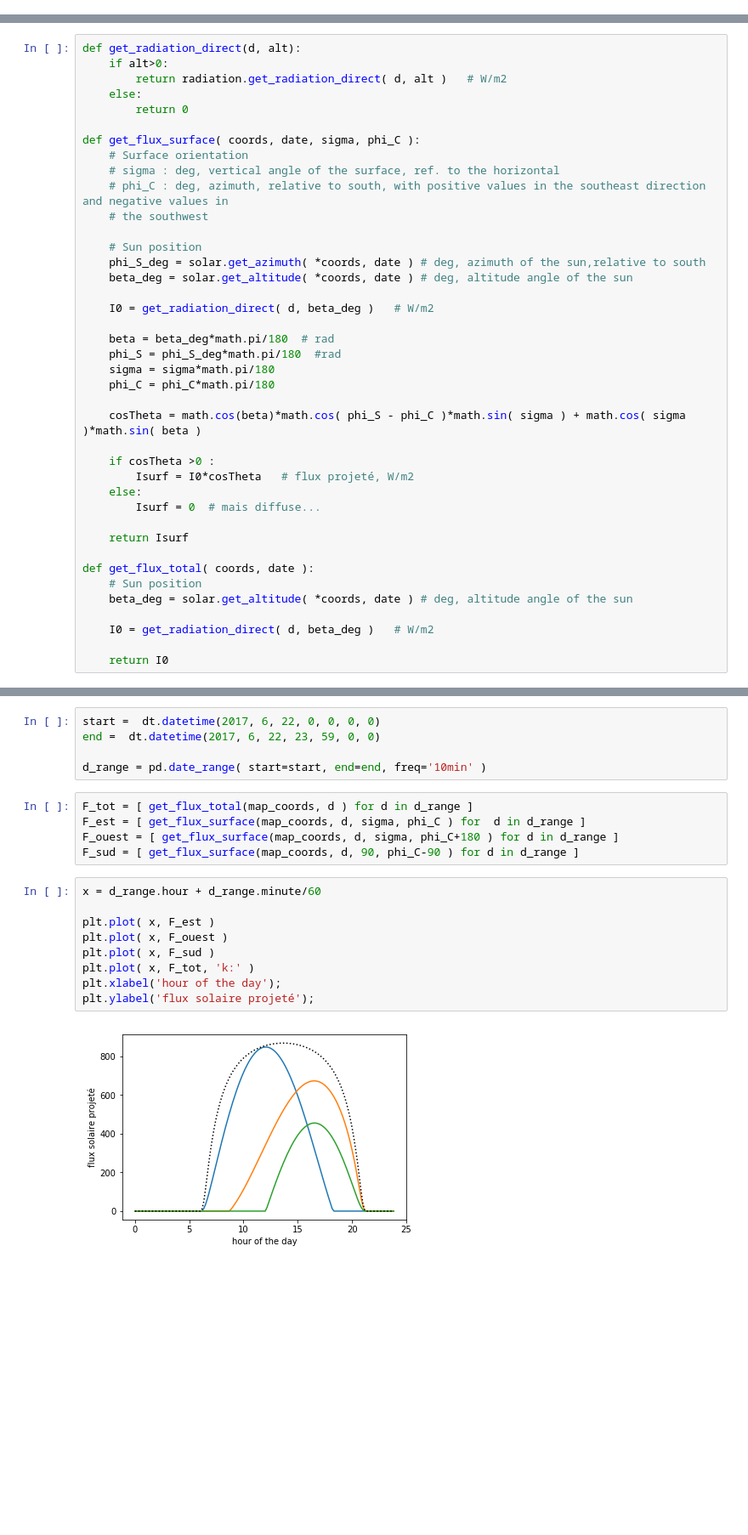
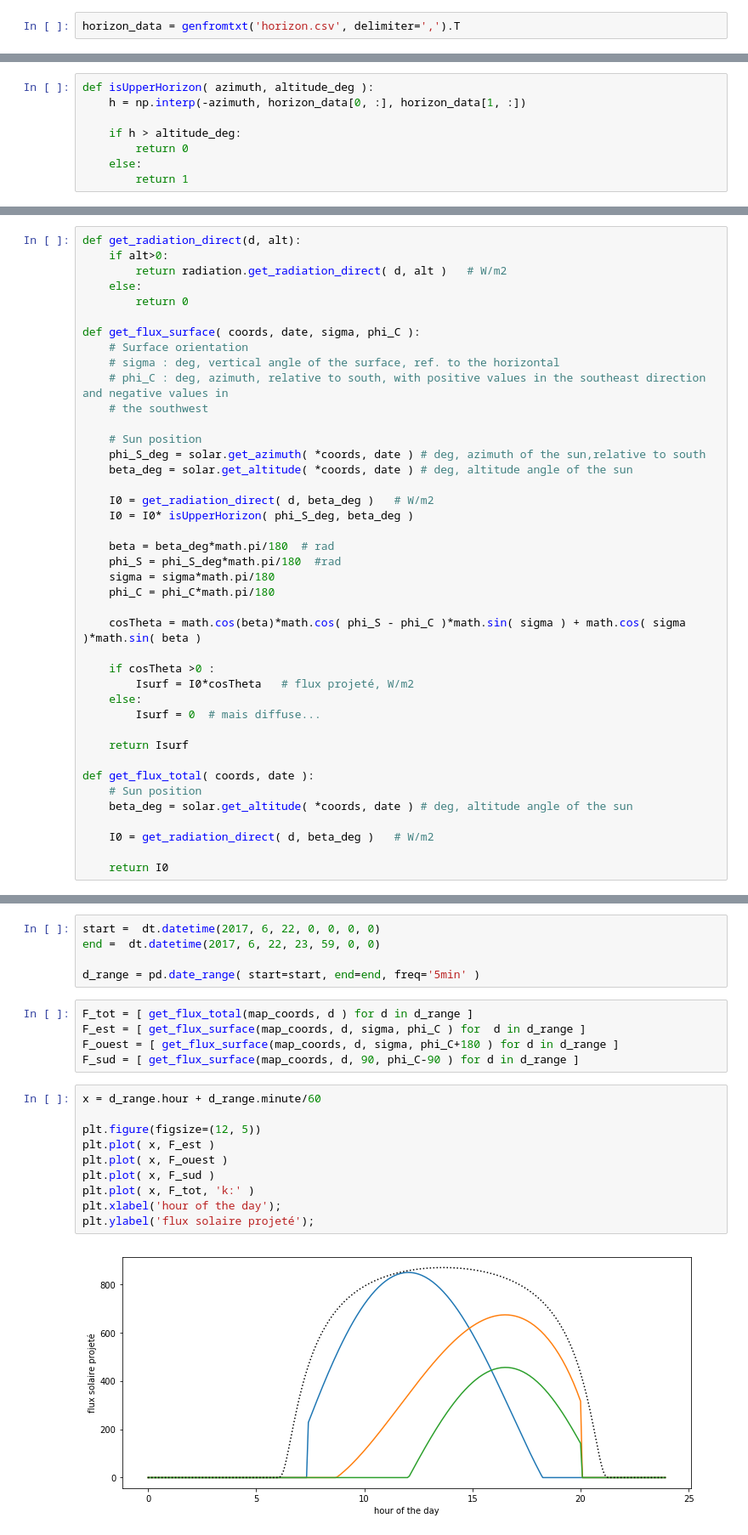
Before and after one commit to xdze2/thermique_appart, a Jupyter notebook: get_sun_position.ipynb, the cells around one changed output, grey strips where cells are left out. Shown at 85% size. Drawn from its saved outputs; the diff is of its cells as text; blank space fills up the shorter version.

```diff
--- a/get_sun_position.ipynb
+++ b/get_sun_position.ipynb
@@ -55,0 +60,2 @@ https://fr.wikipedia.org/wiki/Constante_solaire
+# %%
+horizon_data = genfromtxt('horizon.csv', delimiter=',').T
@@ -55,0 +68,8 @@ https://fr.wikipedia.org/wiki/Constante_solaire
+# %%
+def isUpperHorizon( azimuth, altitude_deg ):
+    h = np.interp(-azimuth, horizon_data[0, :], horizon_data[1, :])
+
+    if h > altitude_deg:
+        return 0
+    else:
+        return 1
@@ -81,6 +109,7 @@ def get_flux_surface( coords, date, sigma, phi_C ):
     beta_deg = solar.get_altitude( *coords, date ) # deg, altitude angle of the sun
 
     I0 = get_radiation_direct( d, beta_deg )   # W/m2
+    I0 = I0* isUpperHorizon( phi_S_deg, beta_deg )
 
     beta = beta_deg*math.pi/180  # rad
     phi_S = phi_S_deg*math.pi/180  #rad
@@ -122,7 +151,7 @@ import pandas as pd
 start =  dt.datetime(2017, 6, 22, 0, 0, 0, 0)
 end =  dt.datetime(2017, 6, 22, 23, 59, 0, 0)
 
-d_range = pd.date_range( start=start, end=end, freq='10min' )
+d_range = pd.date_range( start=start, end=end, freq='5min' )
 # %%
 F_tot = [ get_flux_total(map_coords, d ) for d in d_range ]
 F_est = [ get_flux_surface(map_coords, d, sigma, phi_C ) for  d in d_range ]
@@ -131,14 +160,15 @@ F_sud = [ get_flux_surface(map_coords, d, 90, phi_C-90 ) for d in d_range ]
 # %%
 x = d_range.hour + d_range.minute/60
 
+plt.figure(figsize=(12, 5))
 plt.plot( x, F_est )
 plt.plot( x, F_ouest )
 plt.plot( x, F_sud )
 plt.plot( x, F_tot, 'k:' )
 plt.xlabel('hour of the day');
 plt.ylabel('flux solaire projeté');
 # %% [output]
-[figure, old version]
+[figure, new version]
 # %%
 d_range.hour + d_range.minute/60
 # %% [output]
```
Also changed, not shown: parts of 15 cells of this notebook, 1 other file.
